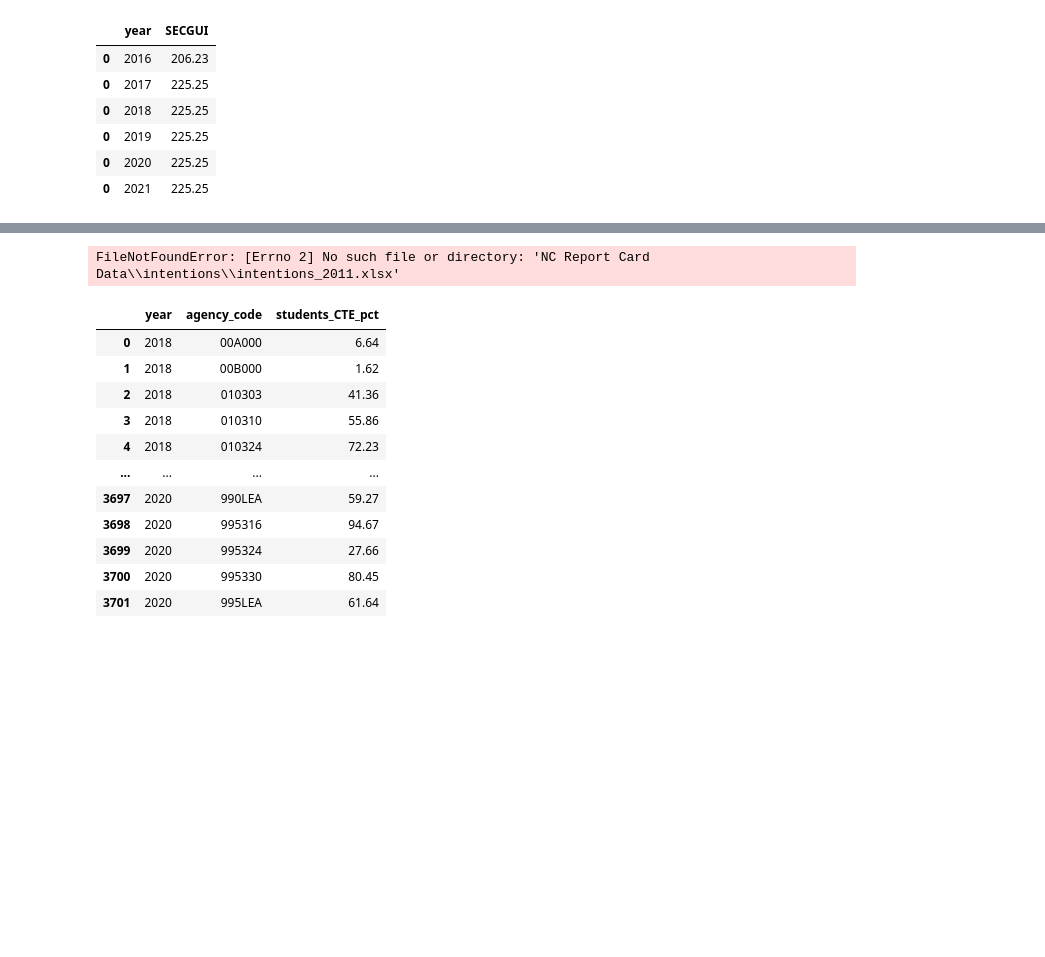
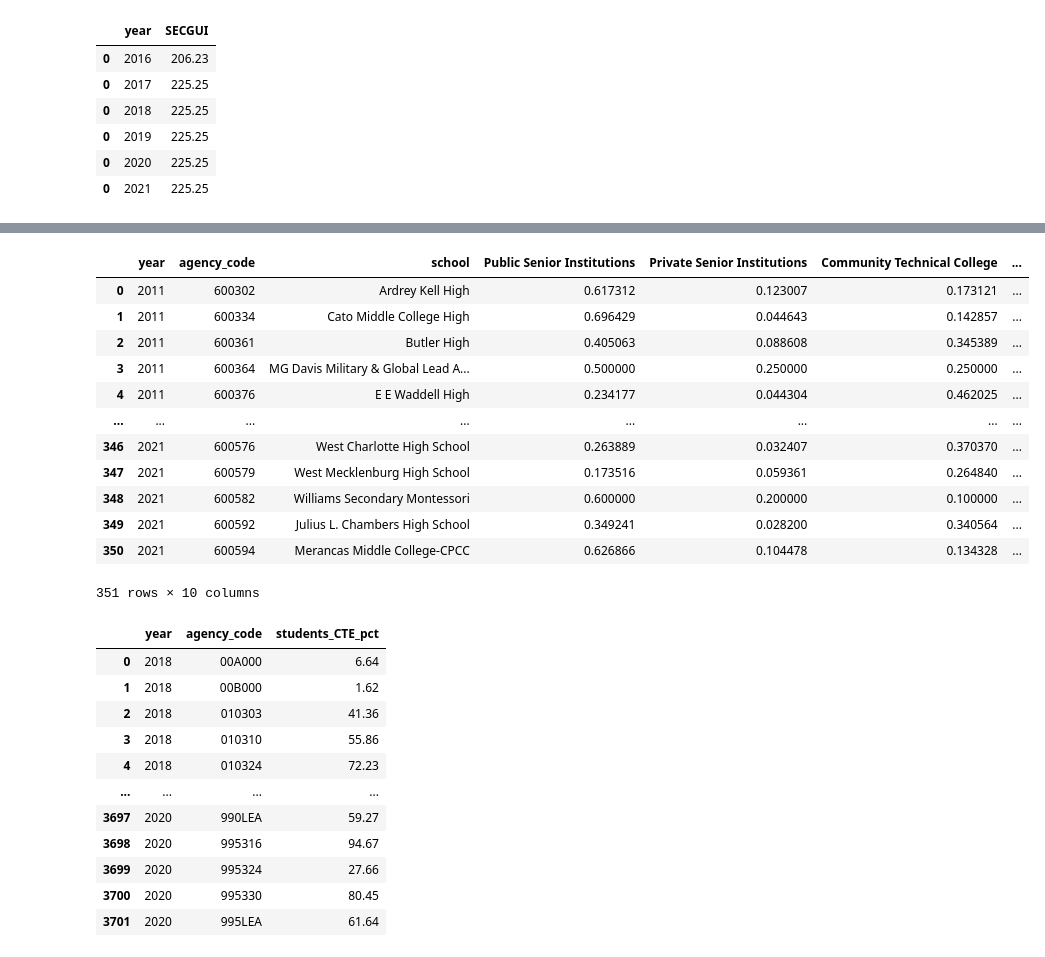
Before and after one commit to codypscott/DTSC4301, a Jupyter notebook: Dataprep/Dataprep.ipynb, the cells around one changed output, grey strips where cells are left out. Saved outputs shown, nothing was run; the diff lists cells and outputs as text; code cells hidden in the pictures; blank space fills up the shorter version.

```diff
--- a/Dataprep/Dataprep.ipynb
+++ b/Dataprep/Dataprep.ipynb
@@ -152,19 +81,33 @@ for x in years:
     ## open file
     ## read as data frame
     sheet = pd.read_excel(
-        filepath + 'intentions_' + str(x) + '.xlsx' ,
-        index_col = None,
-        #usecols=[0,2,3,4,5,6,7,8],
-        skiprows = [0, 1, 2, 36, 37, 38],
+        filepath + 'intentions_' + str(x) + '.xlsx' , index_col = None, #usecols=[0,2,3,4,5,6,7,8],
+        skiprows = [0, 1, 2],
         header=0,
-        dtype={'School No':str})
+        dtype={'School No':str}
+    )
 
-    sheet.replace('*', 2.5, inplace=True)
+    total_graduates = int(sheet[ sheet['School Name'] == 'Total']['Total'])
+    types_dict = {
+        'Public Senior Institutions': int,
+        'Private Senior Institutions': int,
+        'Community Technical College': int,
+        'Private Junior Institutions': int,
+        'Trade Business Nursing': int,
+        'Other': int,
+        'Total': int
+        }
 
-    ## add the year as a column
+
+    rows_to_drop = list(sheet[ (sheet['School Name'].isna()) | (sheet['School Name'] == 'Total')].index)
+    sheet.drop(rows_to_drop, inplace=True)
+
+
+    sheet = sheet.astype(int, errors='ignore')
+    sheet.replace({'*':2.5, np.nan:0}, inplace=True)
+    sheet.loc[:,'Public Senior Institutions' :'Other'] = sheet.loc[:,'Public Senior Institutions':'Other'].div(sheet['Total'], axis=0)
+
     sheet.insert(0, 'year', x)
-
-    ## add to a new dataframe
     intentions_df = pd.concat([intentions_df, sheet])
 
 
@@ -173,13 +116,29 @@ intentions_df.reset_index(drop=True, inplace=True)
 
 ## renmaing now for joining later
 intentions_df.rename(columns={'School No':'agency_code', 'School Name':'school'}, inplace=True)
+
+
 ## some unused code, to sum up olympic schools if desired
+## will get updated to use agency codes
+
 ## t[ t['School Name'].str.contains('Olympic')][['Public Senior Institutions', 'Private Senior Institutions', 'Community Technical College',
 ##        'Private Junior Institutions', 'Trade Business Nursing', 'Other', 'Total']]
-# %% [output]
-FileNotFoundError: [Errno 2] No such file or directory: 'NC Report Card Data\\intentions\\intentions_2011.xlsx'
-# %%
-intentions_df = intentions_df[ intentions_df['agency_code'] != '1']
+# %%
+intentions_df
+# %% [output]
+|  | year | agency_code | school | Public Senior Institutions | Private Senior Institutions | Community Technical College | ... |
+| 0 | 2011 | 600302 | Ardrey Kell High | 0.617312 | 0.123007 | 0.173121 | ... |
+| 1 | 2011 | 600334 | Cato Middle College High | 0.696429 | 0.044643 | 0.142857 | ... |
+| 2 | 2011 | 600361 | Butler High | 0.405063 | 0.088608 | 0.345389 | ... |
+| 3 | 2011 | 600364 | MG Davis Military & Global Lead A... | 0.500000 | 0.250000 | 0.250000 | ... |
+| 4 | 2011 | 600376 | E E Waddell High | 0.234177 | 0.044304 | 0.462025 | ... |
+| ... | ... | ... | ... | ... | ... | ... | ... |
+| 346 | 2021 | 600576 | West Charlotte High School | 0.263889 | 0.032407 | 0.370370 | ... |
+| 347 | 2021 | 600579 | West Mecklenburg High School | 0.173516 | 0.059361 | 0.264840 | ... |
+| 348 | 2021 | 600582 | Williams Secondary Montessori | 0.600000 | 0.200000 | 0.100000 | ... |
+| 349 | 2021 | 600592 | Julius L. Chambers High School | 0.349241 | 0.028200 | 0.340564 | ... |
+| 350 | 2021 | 600594 | Merancas Middle College-CPCC | 0.626866 | 0.104478 | 0.134328 | ... |
+351 rows × 10 columns
 # %%
 ## getting only the percentage of graduates in each category
 
```
Also changed, not shown: parts of 19 cells of this notebook, 16 other files.
